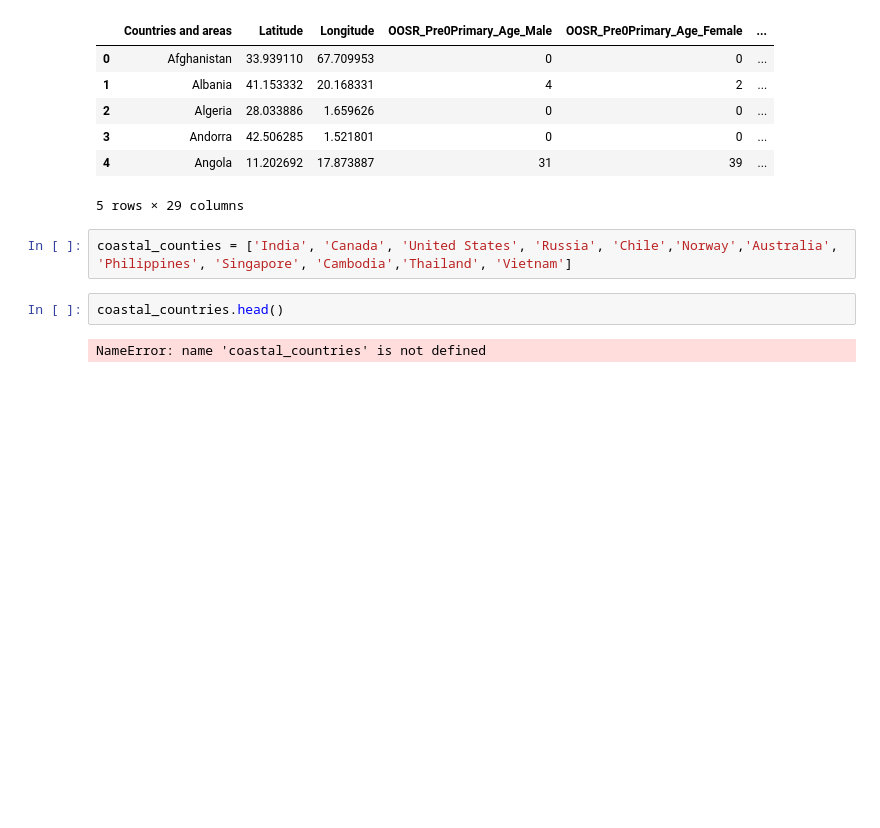
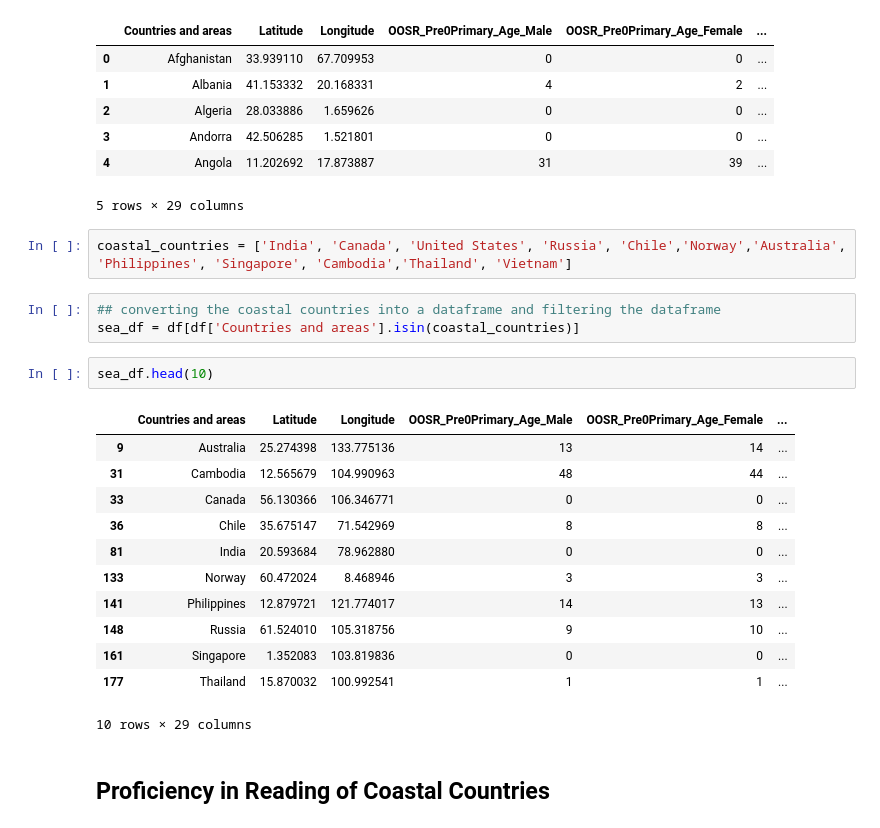
Before and after one commit to anishsoni29/Data-Analysis, a Jupyter notebook: global_education/education_analysis_coastal_countries.ipynb, the cells around one changed output. Cells and saved outputs as stored; diff of their text form; blank space fills up the shorter version.

```diff
--- a/global_education/education_analysis_coastal_countries.ipynb
+++ b/global_education/education_analysis_coastal_countries.ipynb
@@ -20,8 +20,24 @@ df.head()
 | 4 | Angola | 11.202692 | 17.873887 | 31 | 39 | ... |
 5 rows × 29 columns
 # %%
-coastal_counties = ['India', 'Canada', 'United States', 'Russia', 'Chile','Norway','Australia', 'Philippines', 'Singapore', 'Cambodia','Thailand', 'Vietnam']
+coastal_countries = ['India', 'Canada', 'United States', 'Russia', 'Chile','Norway','Australia', 'Philippines', 'Singapore', 'Cambodia','Thailand', 'Vietnam']
-# %%
-coastal_countries.head()
-# %% [output]
-NameError: name 'coastal_countries' is not defined
+# %%
+## converting the coastal countries into a dataframe and filtering the dataframe
+sea_df = df[df['Countries and areas'].isin(coastal_countries)]
+# %%
+sea_df.head(10)
+# %% [output]
+|  | Countries and areas | Latitude | Longitude | OOSR_Pre0Primary_Age_Male | OOSR_Pre0Primary_Age_Female | ... |
+| 9 | Australia | 25.274398 | 133.775136 | 13 | 14 | ... |
+| 31 | Cambodia | 12.565679 | 104.990963 | 48 | 44 | ... |
+| 33 | Canada | 56.130366 | 106.346771 | 0 | 0 | ... |
+| 36 | Chile | 35.675147 | 71.542969 | 8 | 8 | ... |
+| 81 | India | 20.593684 | 78.962880 | 0 | 0 | ... |
+| 133 | Norway | 60.472024 | 8.468946 | 3 | 3 | ... |
+| 141 | Philippines | 12.879721 | 121.774017 | 14 | 13 | ... |
+| 148 | Russia | 61.524010 | 105.318756 | 9 | 10 | ... |
+| 161 | Singapore | 1.352083 | 103.819836 | 0 | 0 | ... |
+| 177 | Thailand | 15.870032 | 100.992541 | 1 | 1 | ... |
+10 rows × 29 columns
+# %% [markdown]
+## Proficiency in Reading of Coastal Countries
```
Also changed, not shown: parts of 10 cells of this notebook.
